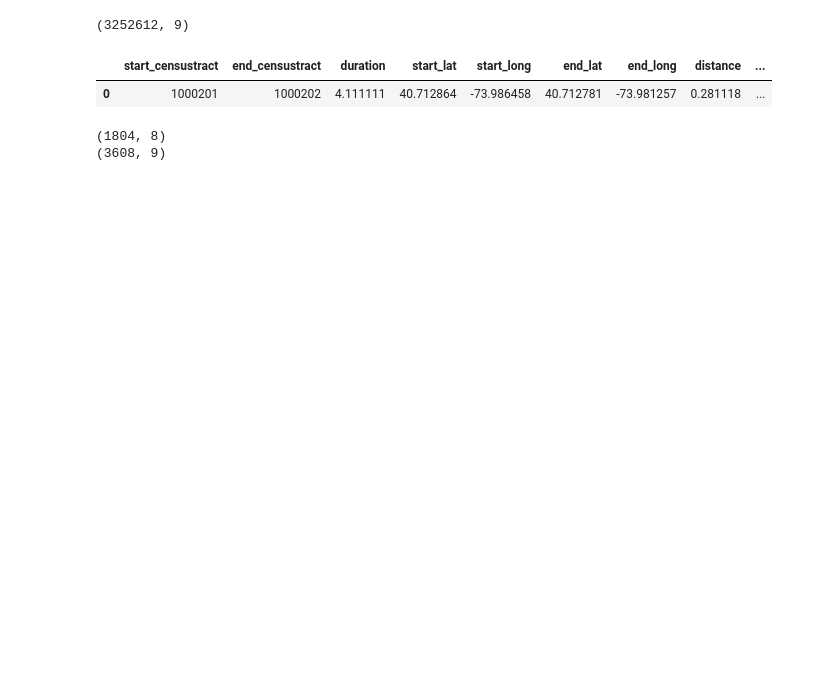
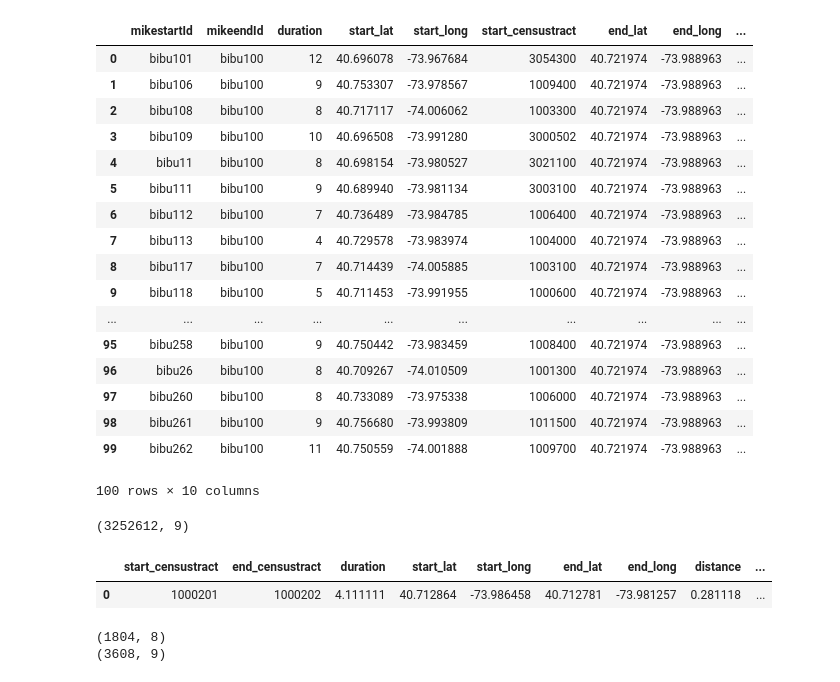
Before and after one commit to mattyd2/ds1004finalproject, a Jupyter notebook: datavisualization.ipynb, the cells around one changed output. Saved outputs shown, nothing was run; the diff lists cells and outputs as text; code cells hidden in the pictures; blank space fills up the shorter version.

```diff
--- a/datavisualization.ipynb
+++ b/datavisualization.ipynb
@@ -1,11 +1,31 @@
 # %%
 import plotly
 import pandas as pd
 import numpy as np
 from plotly.graph_objs import *
 from plotly.offline import init_notebook_mode, iplot
 
-dist_duration = pd.read_csv("../data/mikeCTsAvgLatLonDist.csv")
+dist_duration = pd.read_csv("../data/mikeCTsAvgLatLonDist.csv", nrows=100)
+dist_duration
+# %% [output]
+|  | mikestartId | mikeendId | duration | start_lat | start_long | start_censustract | end_lat | end_long | ... |
+| 0 | bibu101 | bibu100 | 12 | 40.696078 | -73.967684 | 3054300 | 40.721974 | -73.988963 | ... |
+| 1 | bibu106 | bibu100 | 9 | 40.753307 | -73.978567 | 1009400 | 40.721974 | -73.988963 | ... |
+| 2 | bibu108 | bibu100 | 8 | 40.717117 | -74.006062 | 1003300 | 40.721974 | -73.988963 | ... |
+| 3 | bibu109 | bibu100 | 10 | 40.696508 | -73.991280 | 3000502 | 40.721974 | -73.988963 | ... |
+| 4 | bibu11 | bibu100 | 8 | 40.698154 | -73.980527 | 3021100 | 40.721974 | -73.988963 | ... |
+| 5 | bibu111 | bibu100 | 9 | 40.689940 | -73.981134 | 3003100 | 40.721974 | -73.988963 | ... |
+| 6 | bibu112 | bibu100 | 7 | 40.736489 | -73.984785 | 1006400 | 40.721974 | -73.988963 | ... |
+| 7 | bibu113 | bibu100 | 4 | 40.729578 | -73.983974 | 1004000 | 40.721974 | -73.988963 | ... |
+| 8 | bibu117 | bibu100 | 7 | 40.714439 | -74.005885 | 1003100 | 40.721974 | -73.988963 | ... |
+| 9 | bibu118 | bibu100 | 5 | 40.711453 | -73.991955 | 1000600 | 40.721974 | -73.988963 | ... |
+| ... | ... | ... | ... | ... | ... | ... | ... | ... | ... |
+| 95 | bibu258 | bibu100 | 9 | 40.750442 | -73.983459 | 1008400 | 40.721974 | -73.988963 | ... |
+| 96 | bibu26 | bibu100 | 8 | 40.709267 | -74.010509 | 1001300 | 40.721974 | -73.988963 | ... |
+| 97 | bibu260 | bibu100 | 8 | 40.733089 | -73.975338 | 1006000 | 40.721974 | -73.988963 | ... |
+| 98 | bibu261 | bibu100 | 9 | 40.756680 | -73.993809 | 1011500 | 40.721974 | -73.988963 | ... |
+| 99 | bibu262 | bibu100 | 11 | 40.750559 | -74.001888 | 1009700 | 40.721974 | -73.988963 | ... |
+100 rows × 10 columns
 # %%
 dist_duration['transit_index'] = dist_duration['duration'].pow(4)/dist_duration['distance']
 de_duped_dist_duration = dist_duration[dist_duration['start_censustract'] != dist_duration['end_censustract']]
```
Also changed, not shown: 3 other files.
